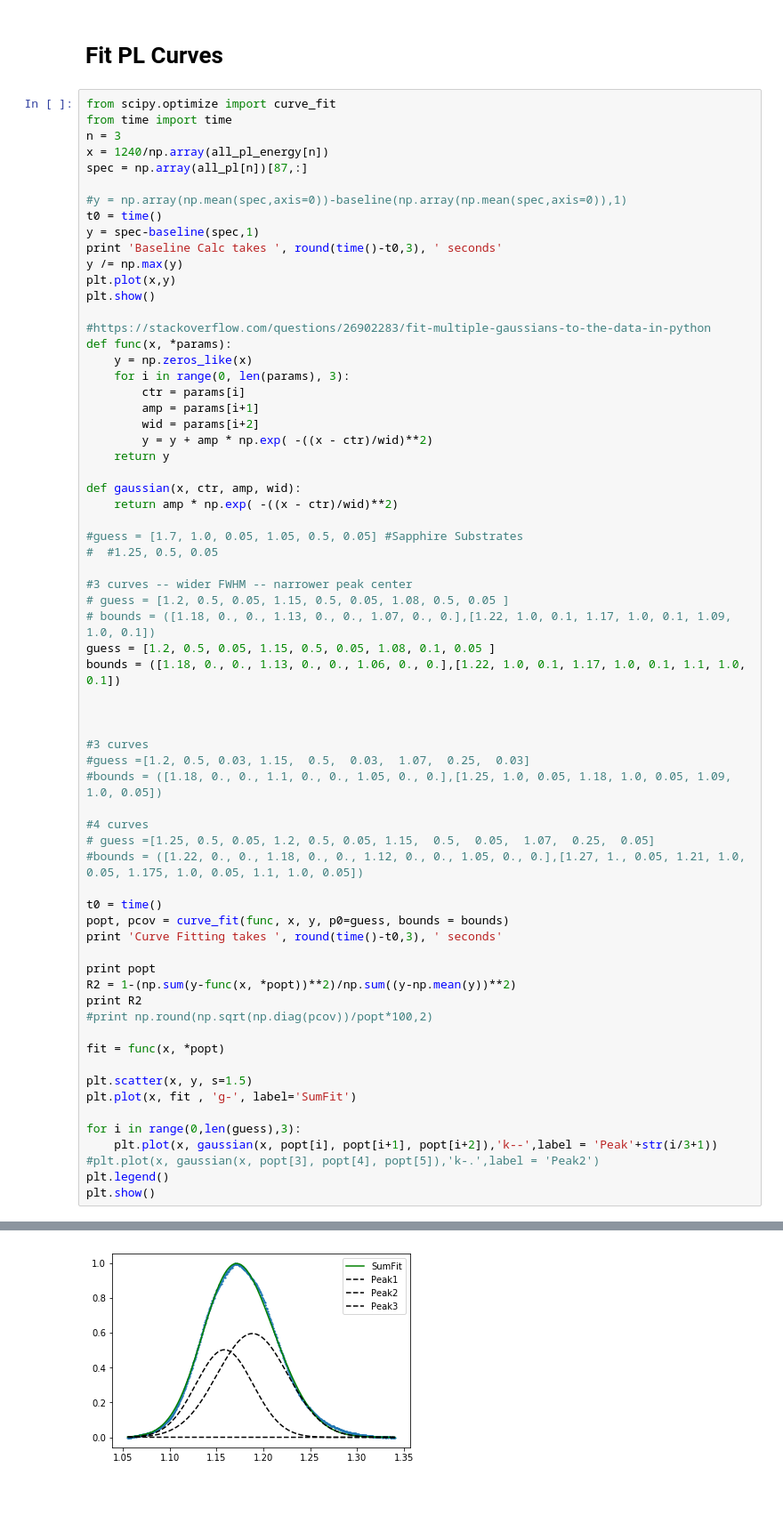
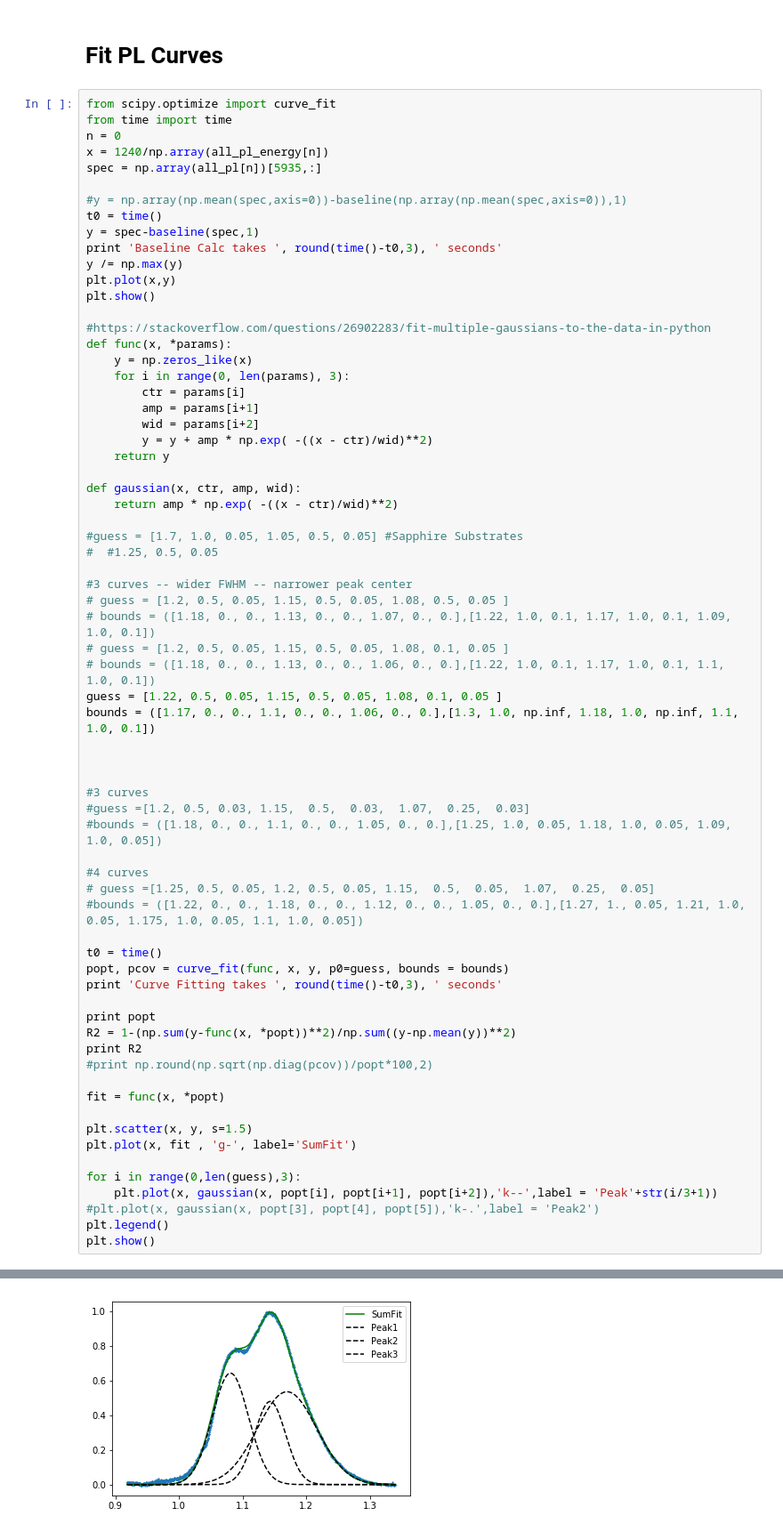
Before and after one commit to ttmn313/CIGS_Na_Analysis, a Jupyter notebook: Separate_PL_via_EG.ipynb, the cells around one changed output, grey strips where cells are left out. Shown at 89% size. Drawn from its saved outputs; the diff is of its cells as text; blank space fills up the shorter version.

```diff
--- a/Separate_PL_via_EG.ipynb
+++ b/Separate_PL_via_EG.ipynb
@@ -537,9 +537,9 @@ plt.show()
 # %%
 from scipy.optimize import curve_fit
 from time import time
-n = 3
+n = 0
 x = 1240/np.array(all_pl_energy[n])
-spec = np.array(all_pl[n])[87,:]
+spec = np.array(all_pl[n])[5935,:]
 
 #y = np.array(np.mean(spec,axis=0))-baseline(np.array(np.mean(spec,axis=0)),1)
 t0 = time()
@@ -568,8 +568,10 @@ def gaussian(x, ctr, amp, wid):
 #3 curves -- wider FWHM -- narrower peak center
 # guess = [1.2, 0.5, 0.05, 1.15, 0.5, 0.05, 1.08, 0.5, 0.05 ]
 # bounds = ([1.18, 0., 0., 1.13, 0., 0., 1.07, 0., 0.],[1.22, 1.0, 0.1, 1.17, 1.0, 0.1, 1.09, 1.0, 0.1])
-guess = [1.2, 0.5, 0.05, 1.15, 0.5, 0.05, 1.08, 0.1, 0.05 ]
-bounds = ([1.18, 0., 0., 1.13, 0., 0., 1.06, 0., 0.],[1.22, 1.0, 0.1, 1.17, 1.0, 0.1, 1.1, 1.0, 0.1])
+# guess = [1.2, 0.5, 0.05, 1.15, 0.5, 0.05, 1.08, 0.1, 0.05 ]
+# bounds = ([1.18, 0., 0., 1.13, 0., 0., 1.06, 0., 0.],[1.22, 1.0, 0.1, 1.17, 1.0, 0.1, 1.1, 1.0, 0.1])
+guess = [1.22, 0.5, 0.05, 1.15, 0.5, 0.05, 1.08, 0.1, 0.05 ]
+bounds = ([1.17, 0., 0., 1.1, 0., 0., 1.06, 0., 0.],[1.3, 1.0, np.inf, 1.18, 1.0, np.inf, 1.1, 1.0, 0.1])
 
 
 
@@ -610,4 +612,4 @@ Curve Fitting takes  0.12  seconds
-[figure, old version]
+[figure, new version]
 # %%
 #Fit 1
 #guess =[1.2, 0.5, 0.03, 1.15,  0.5,  0.03,  1.07,  0.25,  0.03]
```
Also changed, not shown: parts of 7 cells of this notebook, 1 other file.
